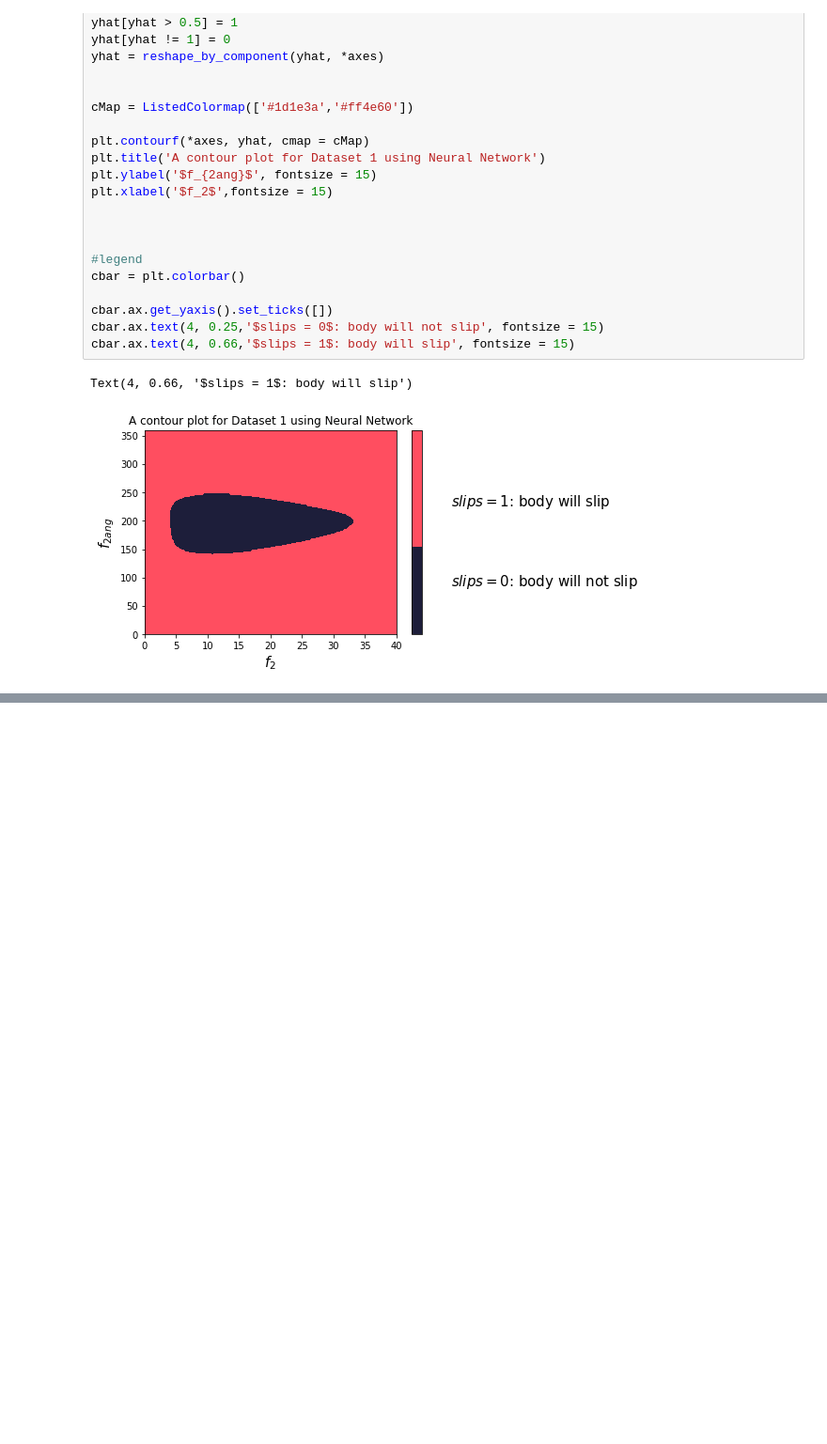
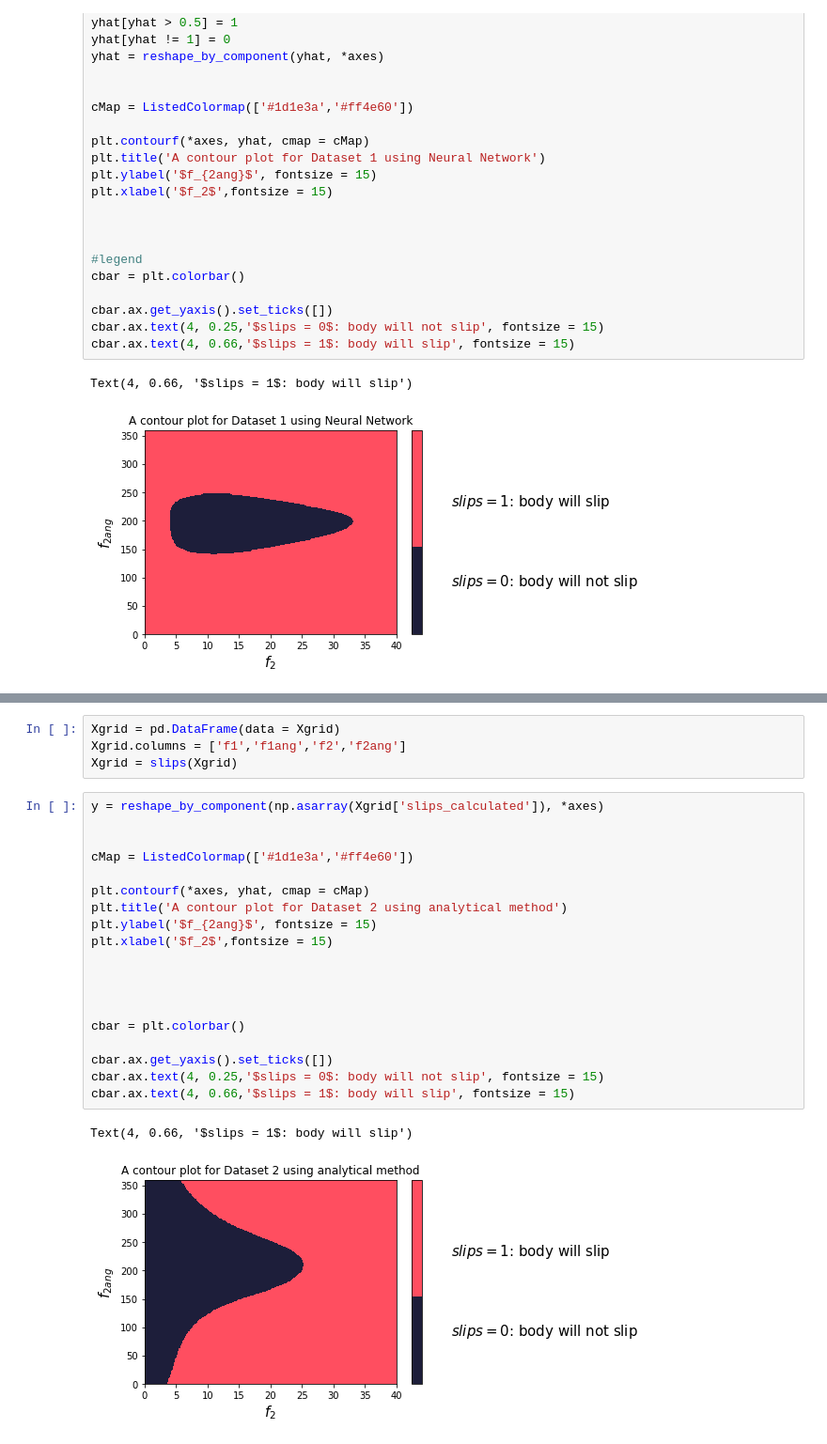
Before and after one commit to namiyousef/Intro_to_ML, a Jupyter notebook: Extra_Work/Tutorial10_Submission.ipynb, the cells around one changed output, grey strips where cells are left out. Shown at 94% size. Saved outputs shown, nothing was run; the diff lists cells and outputs as text; blank space fills up the shorter version.

```diff
--- a/Extra_Work/Tutorial10_Submission.ipynb
+++ b/Extra_Work/Tutorial10_Submission.ipynb
@@ -260,0 +324,26 @@ Text(4, 0.66, '$slips = 1$: body will slip')
+# %%
+Xgrid = pd.DataFrame(data = Xgrid)
+Xgrid.columns = ['f1','f1ang','f2','f2ang']
+Xgrid = slips(Xgrid)
+# %%
+y = reshape_by_component(np.asarray(Xgrid['slips_calculated']), *axes)
+
+
+cMap = ListedColormap(['#1d1e3a','#ff4e60'])
+
+plt.contourf(*axes, yhat, cmap = cMap)
+plt.title('A contour plot for Dataset 2 using analytical method')
+plt.ylabel('$f_{2ang}$', fontsize = 15)
+plt.xlabel('$f_2$',fontsize = 15)
+
+
+
+
+cbar = plt.colorbar()
+
+cbar.ax.get_yaxis().set_ticks([])
+cbar.ax.text(4, 0.25,'$slips = 0$: body will not slip', fontsize = 15)
+cbar.ax.text(4, 0.66,'$slips = 1$: body will slip', fontsize = 15)
+# %% [output]
+Text(4, 0.66, '$slips = 1$: body will slip')
+[figure, added]
```
Also changed, not shown: parts of 7 cells of this notebook.
